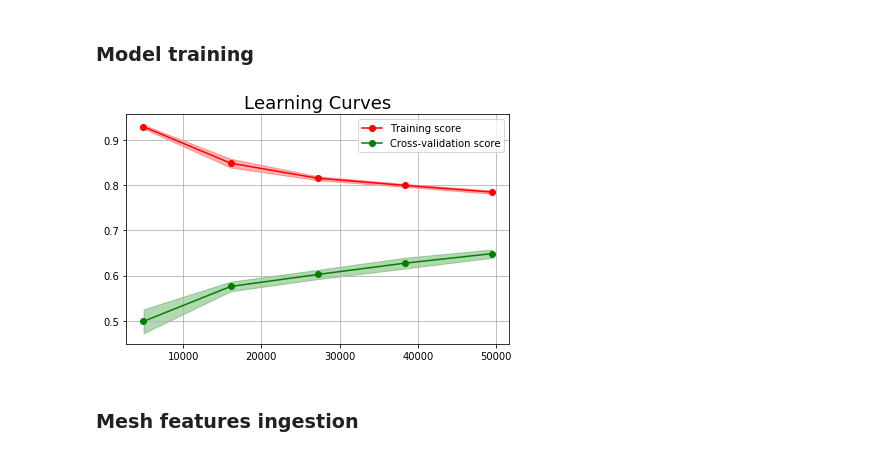
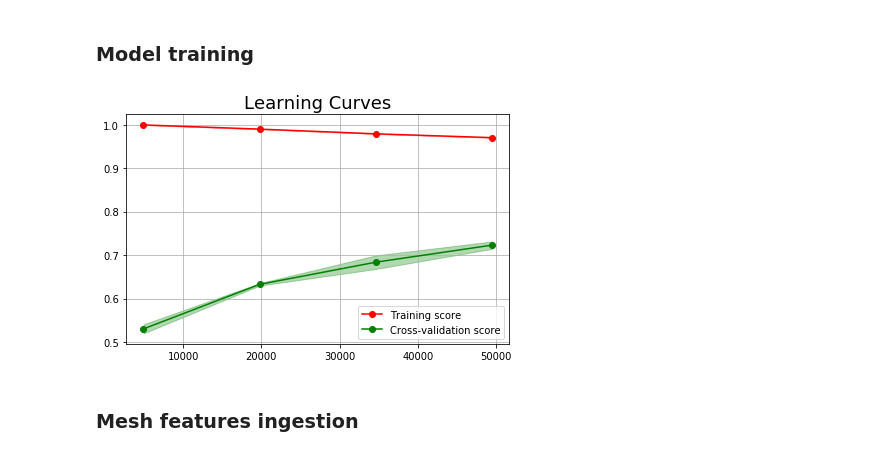
Before and after one commit to adaj/sensingbee, a Jupyter notebook: eda/full-prediction_pipeline.ipynb, the cells around one changed output. Saved outputs shown, nothing was run; the diff lists cells and outputs as text; code cells hidden in the pictures.

```diff
--- a/eda/full-prediction_pipeline.ipynb
+++ b/eda/full-prediction_pipeline.ipynb
@@ -25,36 +25,39 @@ zx, zi = resampling_sensors__(zx, zi, 'H')
 from sklearn.ensemble import GradientBoostingRegressor
 from sklearn.preprocessing import MinMaxScaler
 
+
 zxs = MinMaxScaler().fit_transform(zx)
-gb = GradientBoostingRegressor(n_estimators=200, max_depth=5, max_features=None).fit(zxs,np.log(zi['Value']))
+# gb = GradientBoostingRegressor(n_estimators=2000, max_depth=5, max_features=None).fit(zxs,np.log(zi['Value']))
+# save_model(gb, DATA_FOLDER+'gb_i0_2000-5.pkl')
+gb = load_model(DATA_FOLDER+'gb_i0_2000-5.pkl')
 # %%
 # plot_learning_curves(gb,zxs,np.log(zi['Value']))
 train_sizes, train_scores, test_scores = learning_curve(
                                             gb, zxs,np.log(zi['Value']), scoring='r2', n_jobs=2,
-                                            cv=ShuffleSplit(n_splits=5, test_size=0.1, random_state=0),
-                                            train_sizes=np.linspace(.1, 1.0, 5))
+                                            cv=ShuffleSplit(n_splits=3, test_size=0.1, random_state=0),
+                                            train_sizes=np.linspace(.1, 1.0, 4))
 
 train_scores_mean = np.mean(train_scores, axis=1)
 train_scores_std = np.std(train_scores, axis=1)
 test_scores_mean = np.mean(test_scores, axis=1)
 test_scores_std = np.std(test_scores, axis=1)
 
 plt.grid()
 plt.fill_between(train_sizes, train_scores_mean - train_scores_std,
                  train_scores_mean + train_scores_std, alpha=0.3,
                  color="r")
 plt.fill_between(train_sizes, test_scores_mean - test_scores_std,
                  test_scores_mean + test_scores_std, alpha=0.3, color="g")
 plt.plot(train_sizes, train_scores_mean, 'o-', color="r",
          label="Training score")
 plt.plot(train_sizes, test_scores_mean, 'o-', color="g",
          label="Cross-validation score")
 plt.legend(loc="best")
 plt.title('Learning Curves', fontsize=18)
 #plt.xlabel('n_estimators={} max_depth={}'.format(200,5))
 plt.tight_layout()
 plt.show()
 # %% [output]
-[figure, old version]
+[figure, new version]
 # %% [markdown]
 ### Mesh features ingestion
```
Also changed, not shown: parts of 11 cells of this notebook, 1 other file.
